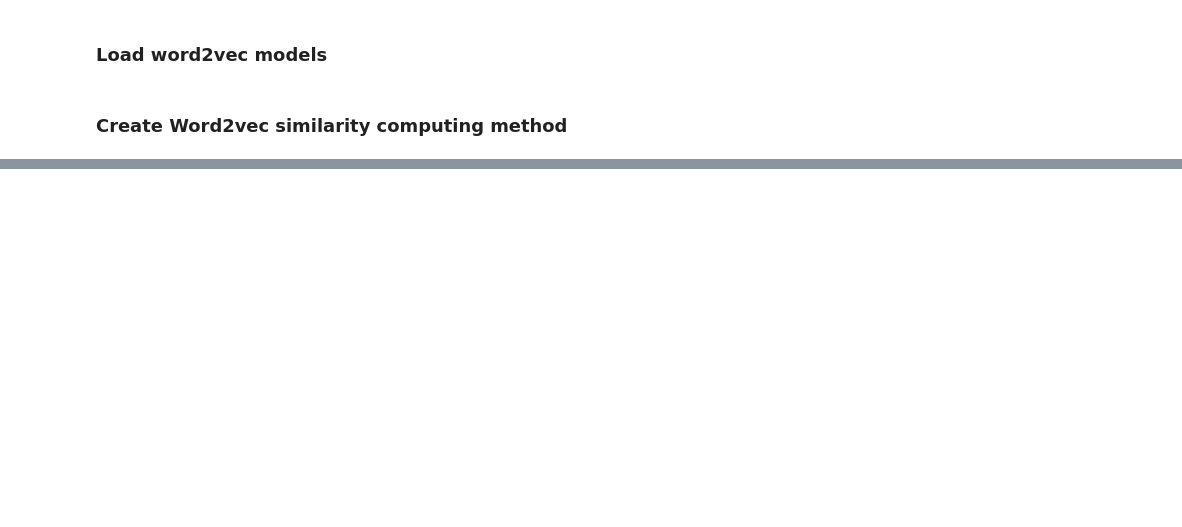
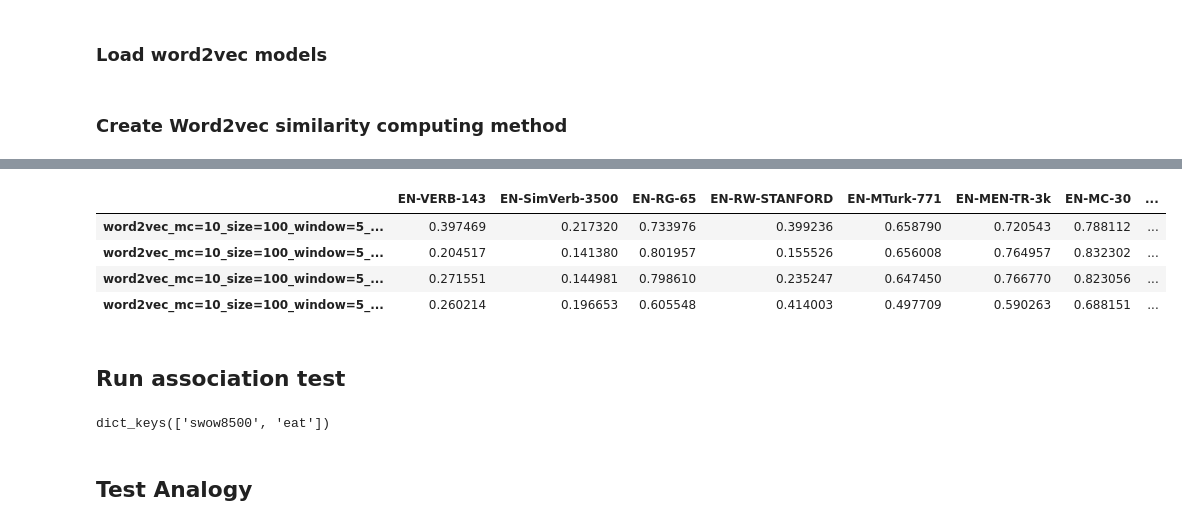
Before and after one commit to imohitmayank/word-embedding-models-eval, a Jupyter notebook: notebooks/word2vec_compare.ipynb, the cells around one changed output, grey strips where cells are left out. Drawn from its saved outputs; the diff is of its cells as text; code cells hidden in the pictures; blank space fills up the shorter version.

```diff
--- a/notebooks/word2vec_compare.ipynb
+++ b/notebooks/word2vec_compare.ipynb
@@ -200,6 +80,0 @@ KernelInterrupted: Execution interrupted by the Jupyter kernel.
-# %%
-# glob.glob("../../../embeddings_lemma/word2vec_mc=10_iter=5_size=100_window=5_sg=0/*")
-import pickle
-with open("word2vec_results1.pickle", "rb") as f:
-    _ = pickle.load(f)
-_['score_matrix'][0]
@@ -234,0 +330,8 @@ glob.glob("../../../embeddings_lemma/word2vec_mc=10_iter=5_size=200_window=50_sg
+# %%
+# glob.glob("../../../embeddings_lemma/word2vec_mc=10_iter=5_size=100_window=5_sg=0/*")
+import pickle
+with open("../output/word2vec/analogy/word2vec_results_word2vec_mc=10_size=100_window=5_sg=0_analogy.pickle", "rb") as f:
+    _ = pickle.load(f)
+# _['score_matrix'][0]
+(_['score_matrix']['bats_analogy'].groupby('method').mean())
+# _['score_matrix']['google_analogy'].query('method=="IN-OUT"')
@@ -234,0 +399,42 @@ glob.glob("../../../embeddings_lemma/word2vec_mc=10_iter=5_size=200_window=50_sg
+# %%
+## NO RAY version
+
+# perform this for each model
+# for model_dir in tqdm(glob.glob("../../../embeddings_lemma/word2vec_*")[3:]):
+for model_dir in tqdm(glob_w2v_models):
+    model_name = model_dir.replace("../../../embeddings_lemma/", "").replace("iter=5_", "")
+    model_path = glob.glob(model_dir + "/*[!(npy)]")[0]
+    model = Word2Vec.load(model_path)
+    model.wv.vectors = nnorm(model.wv.vectors)
+    model.trainables.syn1neg = nnorm(model.trainables.syn1neg)
+    # print("Running analysis on each dataset")
+    # Step 1: Handle relatedness dataset
+    all_df_res = []
+    for dataset_name, dataset in all_datasets['relatedness_datasets'].items():
+        df_res = compare_word2vec_model_with_relatedness_dataset(model, model_name, dataset_name, dataset)
+        all_df_res.append(df_res)
+    with open(f"../output/word2vec/relatedness/word2vec_results_{model_name}_relatedness.pickle", "wb") as f:
+        pickle.dump({"score_matrix": all_df_res}, f)
+    try:
+        send_telegram_message(model_name)
+        send_telegram_message(str(df_res.iloc[:, [0]]))
+    except:
+        pass
+# %%
+# glob.glob("../../../embeddings_lemma/word2vec_mc=10_iter=5_size=100_window=5_sg=0/*")
+import pickle
+with open("../output/word2vec/word2vec_results_word2vec_mc=10_size=100_window=5_sg=0_relatedness.pickle", "rb") as f:
+    _ = pickle.load(f)
+_['score_matrix'][0]
+# %% [output]
+|  | EN-VERB-143 | EN-SimVerb-3500 | EN-RG-65 | EN-RW-STANFORD | EN-MTurk-771 | EN-MEN-TR-3k | EN-MC-30 | ... |
+| word2vec_mc=10_size=100_window=5_... | 0.397469 | 0.217320 | 0.733976 | 0.399236 | 0.658790 | 0.720543 | 0.788112 | ... |
+| word2vec_mc=10_size=100_window=5_... | 0.204517 | 0.141380 | 0.801957 | 0.155526 | 0.656008 | 0.764957 | 0.832302 | ... |
+| word2vec_mc=10_size=100_window=5_... | 0.271551 | 0.144981 | 0.798610 | 0.235247 | 0.647450 | 0.766770 | 0.823056 | ... |
+| word2vec_mc=10_size=100_window=5_... | 0.260214 | 0.196653 | 0.605548 | 0.414003 | 0.497709 | 0.590263 | 0.688151 | ... |
+# %% [markdown]
+## Run association test
+# %%
+all_datasets['association_datasets'].keys()
+# %% [output]
+dict_keys(['swow8500', 'eat'])
@@ -234,0 +466,2 @@ glob.glob("../../../embeddings_lemma/word2vec_mc=10_iter=5_size=200_window=50_sg
+# %% [markdown]
+## Test Analogy
```
Also changed, not shown: parts of 48 cells of this notebook, 2 other files.
